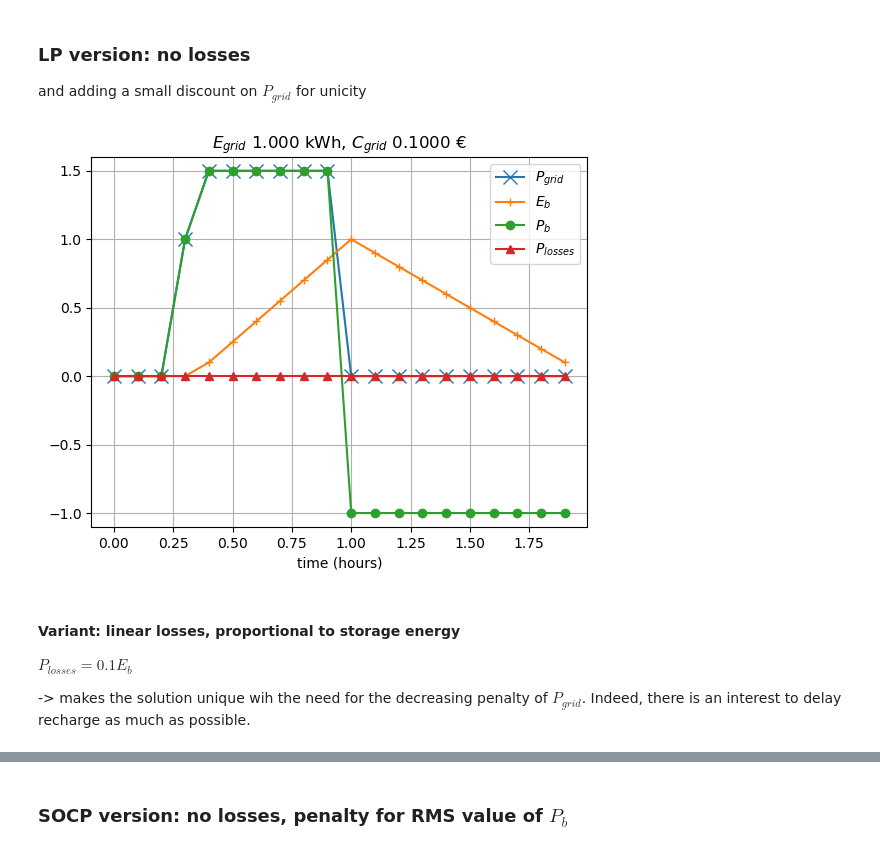
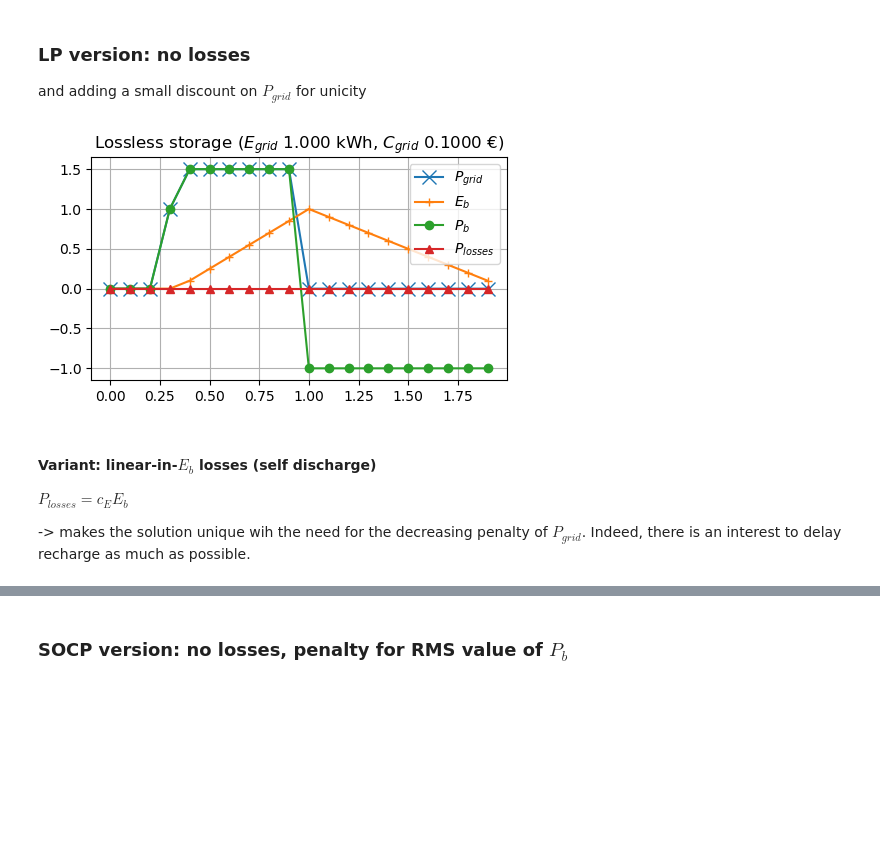
Before and after one commit to pierre-haessig/convex-storage-loss, a Jupyter notebook: Energy_management_Convex_losses.ipynb, the cells around one changed output, grey strips where cells are left out. Cells and saved outputs as stored; diff of their text form; code cells hidden in the pictures; blank space fills up the shorter version.

Commit message:
Add PWL losses example
+ start improve plots for article manuscript

```diff
--- a/Energy_management_Convex_losses.ipynb
+++ b/Energy_management_Convex_losses.ipynb
@@ -95,17 +104,23 @@ to be reused by all subsequent problems
 
 Create a base JuMP pour the arbitrage optimization problem.
 P_loss variable needs to be constrained.
+
+`optimizer` should be an optimized factory passed to `JuMP.Model`.
+
+If `slit_Pb` is true, then two extra variables are introduced:
+`Pb_pos` and `Pb_neg`, the positive and negative parts of the
+storage power `Pb`. That is Pb == Pb_pos - Pb_neg.
 """
-function arbritrage_base(optimizer)
+function arbritrage_base(optimizer; split_Pb=false)
     m = Model(optimizer)
     # silence solver output
     set_silent(m)
 
     # Variables:
-    @variable(m, 0 <= Eb[1:n+1] <= E_rated) # storage energy
+    @variable(m, 0. <= Eb[1:n+1] <= E_rated) # storage energy
     @variable(m, Pb[1:n]) # storage power
     @variable(m, P_losses[1:n]) # storage losses
-    @variable(m, 0 <= P_grid[1:n] <= P_grid_max) # grid power
+    @variable(m, 0. <= P_grid[1:n] <= P_grid_max) # grid power
     @variable(m, C_grid) # Total grid cost
 
     # Power flow
@@ -119,6 +134,13 @@ function arbritrage_base(optimizer)
     # Total grid cost
     @constraint(m, C_grid == sum(P_grid .* c_grid)*dt)
 
+    if split_Pb
+        @variable(m, Pb_pos[1:n] >= 0.) # storage power positive part
+        @variable(m, Pb_neg[1:n] >= 0.) # storage power negative part
+
+        @constraint(m, Pb .== Pb_pos - Pb_neg)
+    end
+
     @objective(m, Min, C_grid)
 
     return m
@@ -127,0 +158,2 @@ arbritrage_base
+# %%
+figsize = (5,3)
@@ -131,7 +165,7 @@ arbritrage_base
 
 Plot the optimization results of arbitrage scenario from JuMP `model`
 """
-function arbitrage_plot(model)
+function arbitrage_plot(model, title_start="")
     # Check optimization
     if termination_status(m) != MOI.OPTIMAL &&  termination_status(m) != MOI.LOCALLY_SOLVED
         error("The model was not solved correctly.")
@@ -146,16 +180,20 @@ function arbitrage_plot(model)
     E_grid = round(sum(P_grid)*dt, digits=6)
     C_grid = round(value.(m[:C_grid]), digits=6)
 
+    # Plot:
+    figure(figsize = figsize)
     plot(t, P_grid, "x-", label="\$P_{grid}\$", ms=10)
     plot(t, Eb[1:end-1], "+-", label="\$E_b\$")
     plot(t, Pb, "o-", label="\$P_b\$")
     plot(t, P_losses, "^-", label="\$P_{losses}\$")
 
     legend()
-    xlabel("time (hours)")
-    ylim(-1.1, 1.6)
-    title(@sprintf("\$E_{grid}\$ %.3f kWh, \$C_{grid}\$ %.4f €", E_grid, C_grid))
+    #xlabel("time (hours)")
+    #ylabel("kW, kWh")
+    ylim(-1.15, 1.65)
+    title(@sprintf("%s (\$E_{grid}\$ %.3f kWh, \$C_{grid}\$ %.4f €)", title_start, E_grid, C_grid))
     grid(true)
+    tight_layout()
 end
 # %% [output]
 arbitrage_plot
@@ -166,24 +204,24 @@ and adding a small discount on $P_{grid}$ for unicity
 # %%
 m = arbritrage_base(ECOS.Optimizer)
 
 # no losses:
 @constraint(m, losses, m[:P_losses] .== 0.0)
 
 seq0_1 = (0:n-1)/(n-1) # increasing sequence from 0 to 1 on k=1:n
 discount = (1 .- seq0_1) * 1e-5
 
 # Redefine the objective to add the penalty:
 @objective(m, Min, m[:C_grid] + sum(m[:P_grid] .* discount))
 
 optimize!(m)
 
-arbitrage_plot(m)
+arbitrage_plot(m, "Lossless storage")
 # %% [output]
-[figure, old version]
+[figure, new version]
 # %% [markdown]
-#### Variant: linear losses, proportional to storage energy
+#### Variant: linear-in-$E_b$ losses (self discharge)
 
-$P_{losses} = 0.1 E_b$
+$P_{losses} = c_E E_b$
 
 -> makes the solution unique wih the need for the decreasing penalty of $P_{grid}$.
 Indeed, there is an interest to delay recharge as much as possible.
```
Also changed, not shown: parts of 11 cells of this notebook.
